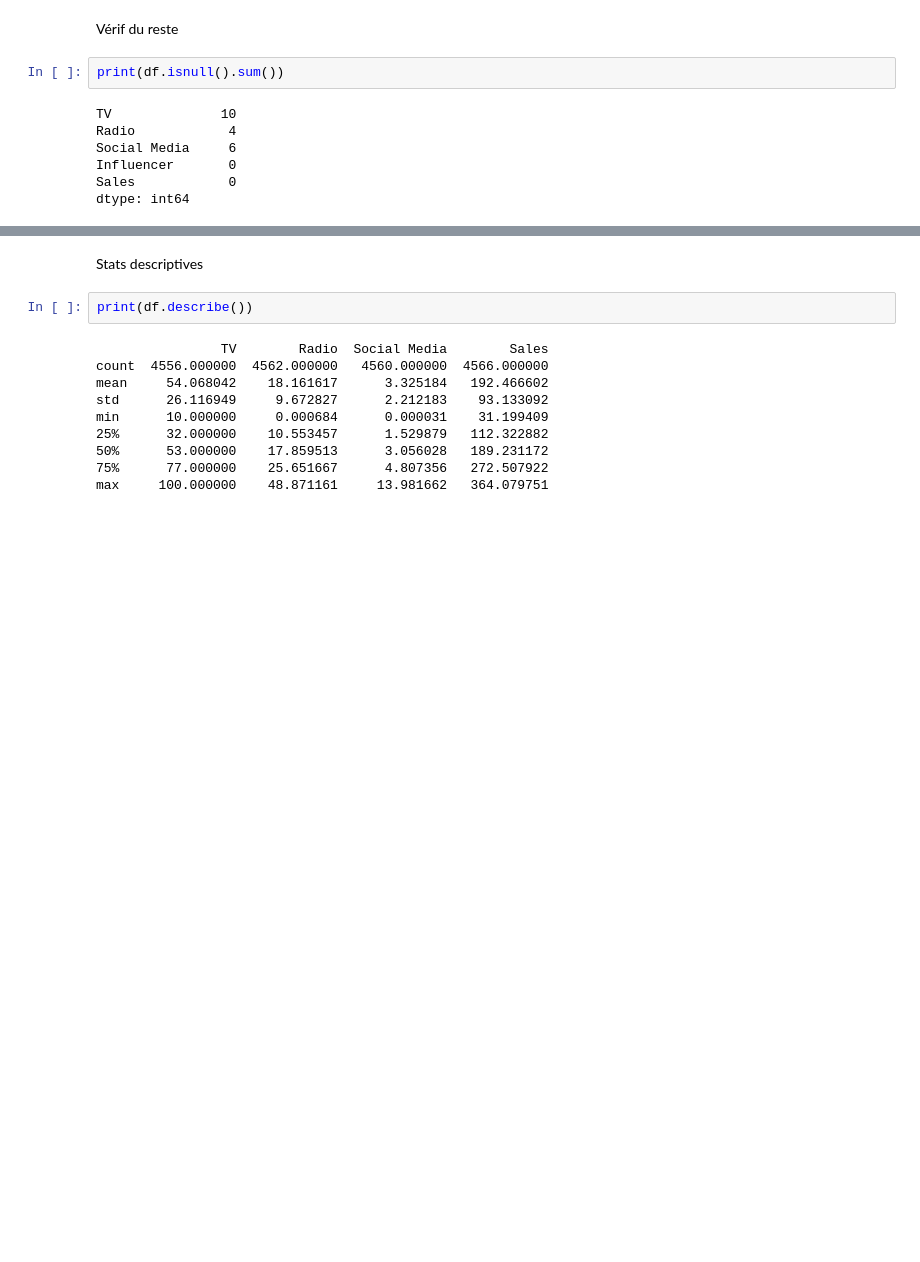
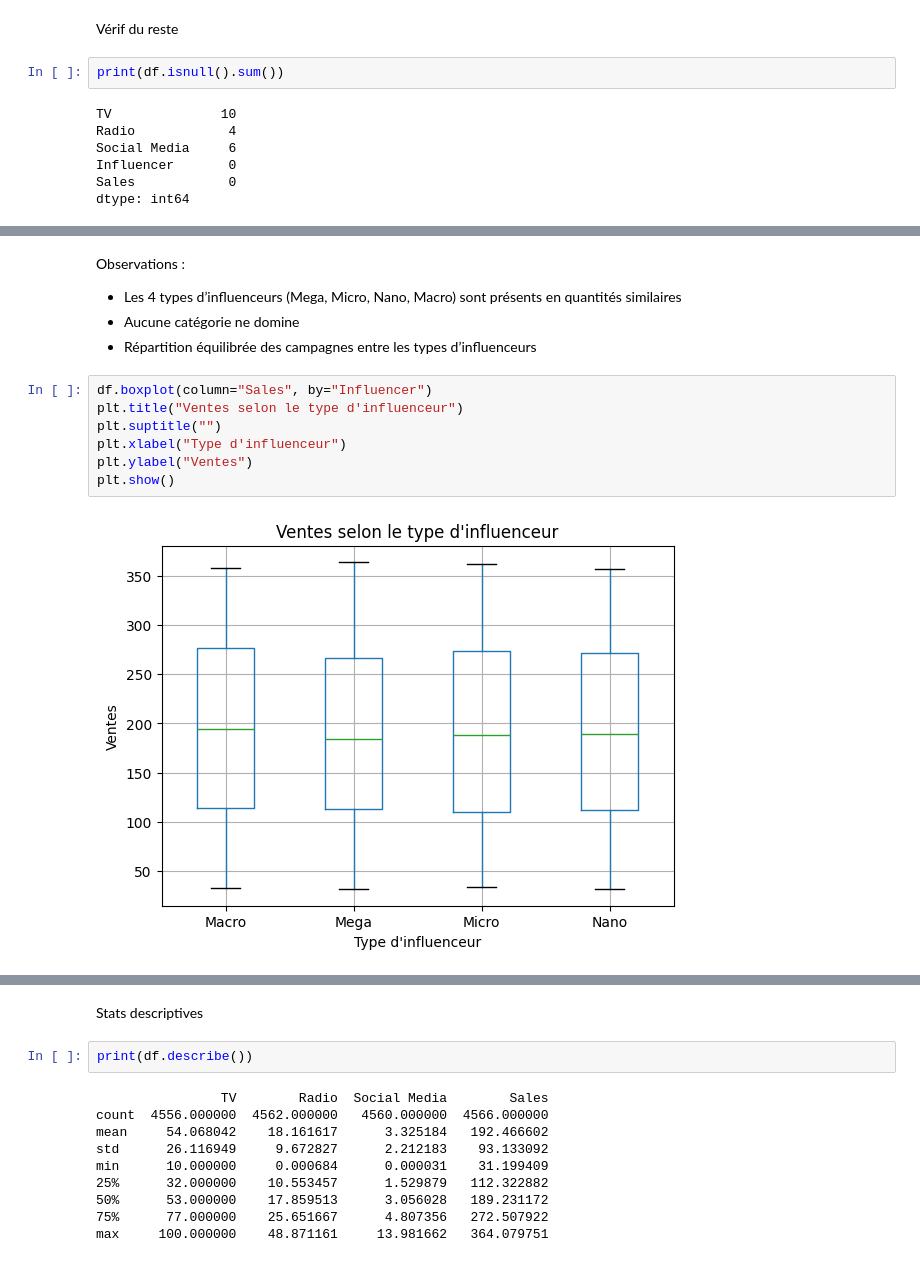
Before and after one commit to Dnivaux/Data_Science_Marketing, a Jupyter notebook: notebooks/01_EDA_Marketing.ipynb, the cells around one changed output, grey strips where cells are left out. Saved outputs shown, nothing was run; the diff lists cells and outputs as text; blank space fills up the shorter version.

```diff
--- a/notebooks/01_EDA_Marketing.ipynb
+++ b/notebooks/01_EDA_Marketing.ipynb
@@ -60,0 +148,15 @@ dtype: int64
+# %% [markdown]
+Observations :
+
+- Les 4 types d’influenceurs (Mega, Micro, Nano, Macro) sont présents en quantités similaires
+- Aucune catégorie ne domine
+- Répartition équilibrée des campagnes entre les types d’influenceurs
+# %%
+df.boxplot(column="Sales", by="Influencer")
+plt.title("Ventes selon le type d'influenceur")
+plt.suptitle("")
+plt.xlabel("Type d'influenceur")
+plt.ylabel("Ventes")
+plt.show()
+# %% [output]
+[figure, added]
```
Also changed, not shown: parts of 11 cells of this notebook.
